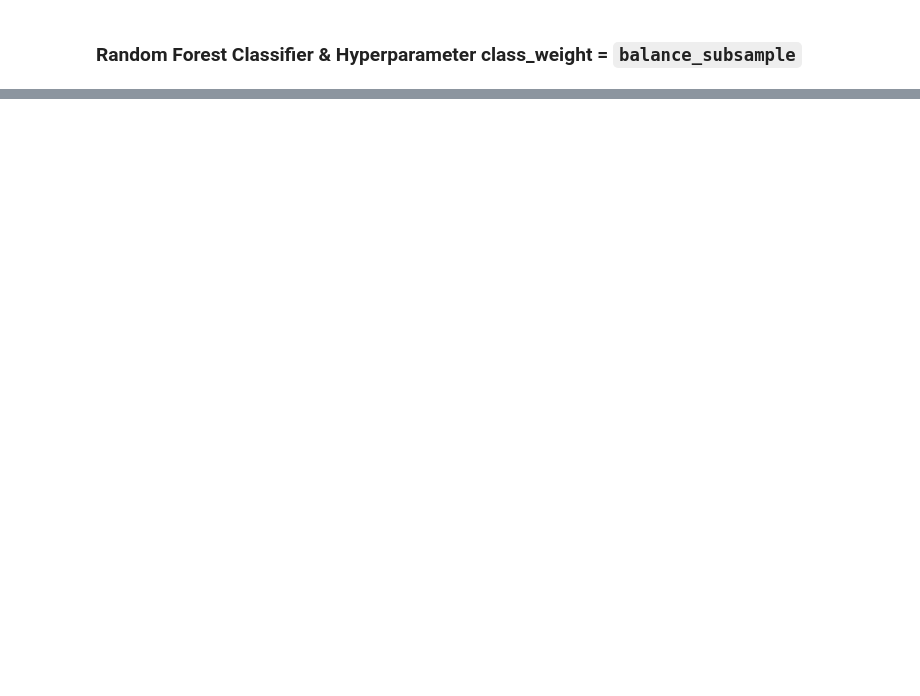
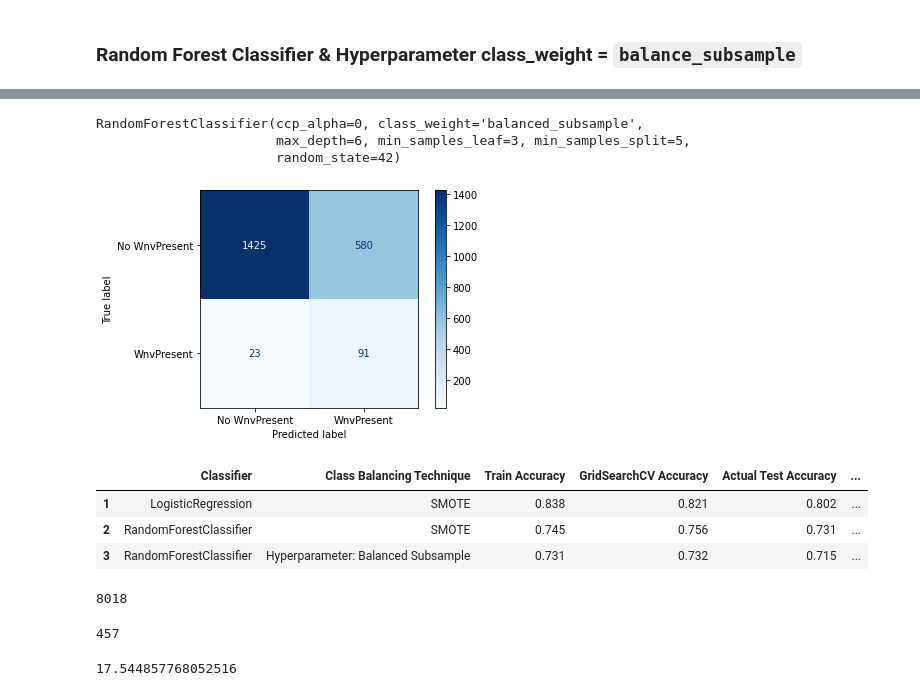
Before and after one commit to msamhz/GA-Project_4, a Jupyter notebook: code/2_Modelling.ipynb, the cells around one changed output, grey strips where cells are left out. Cells and saved outputs as stored; diff of their text form; code cells hidden in the pictures; blank space fills up the shorter version.

```diff
--- a/code/2_Modelling.ipynb
+++ b/code/2_Modelling.ipynb
@@ -445,5 +480,9 @@ gs_rfs_hyperparam_bal = GridSearchCV(rfs_hyperparam_bal,
 # %%
 # Fitting GridSearchCV with Random Forest Classifier
 
-gs_rfs_hyperparam_bal.fit(X_train, y_train)
+rfs_hyperparam_bal.fit(X_train_sc, y_train)
+# %% [output]
+RandomForestClassifier(ccp_alpha=0, class_weight='balanced_subsample',
+                       max_depth=6, min_samples_leaf=3, min_samples_split=5,
+                       random_state=42)
 # %%
@@ -466,11 +505,13 @@ precision = tp/(tp+fp)
 roc_auc  = roc_auc_score(y_test, preds)
 # %%
 # Plot Confusion matrix
-plot_confusion_matrix(gs_pipe_rfs_smote, X_test_sc, y_test, cmap='Blues',
+plot_confusion_matrix(rfs_hyperparam_bal, X_test_sc, y_test, cmap='Blues',
                       values_format='d', display_labels=['No WnvPresent', 'WnvPresent']);
+# %% [output]
+[figure, added]
 # %%
 summary_df.loc[3] = ["RandomForestClassifier",
-                     "Hyperparameter: Balanced subsample",
+                     "Hyperparameter: Balanced Subsample",
                      round(train_acc, 3),
                      round(cross_val_acc, 3),
                      round(test_acc, 3),
@@ -482,3 +523,20 @@ summary_df.loc[3] = ["RandomForestClassifier",
                     ]
 
 summary_df
+# %% [output]
+|  | Classifier | Class Balancing Technique | Train Accuracy | GridSearchCV Accuracy | Actual Test Accuracy | ... |
+| 1 | LogisticRegression | SMOTE | 0.838 | 0.821 | 0.802 | ... |
+| 2 | RandomForestClassifier | SMOTE | 0.745 | 0.756 | 0.731 | ... |
+| 3 | RandomForestClassifier | Hyperparameter: Balanced Subsample | 0.731 | 0.732 | 0.715 | ... |
+# %%
+wnv_notpresent
+# %% [output]
+8018
+# %%
+wnv_present
+# %% [output]
+457
+# %%
+(wnv_notpresent/wnv_present)
+# %% [output]
+17.544857768052516
```
Also changed, not shown: parts of 46 cells of this notebook.
